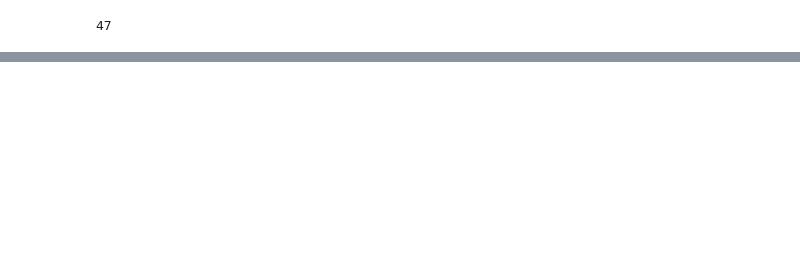
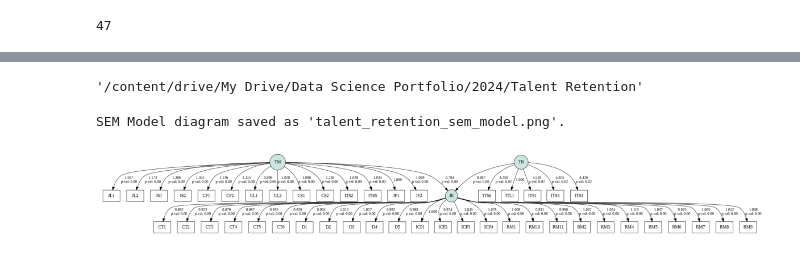
Before and after one commit to pjcroxas/Talent-Retention-in-Railway-Workforce, a Jupyter notebook: Talent_Retention_in_Railway_Workforce.ipynb, the cells around one changed output, grey strips where cells are left out. Drawn from its saved outputs; the diff is of its cells as text; code cells hidden in the pictures; blank space fills up the shorter version.

```diff
--- a/Talent_Retention_in_Railway_Workforce.ipynb
+++ b/Talent_Retention_in_Railway_Workforce.ipynb
@@ -150,0 +245,4 @@ plt.show()
+# %%
+dir
+# %% [output]
+'/content/drive/My Drive/Data Science Portfolio/2024/Talent Retention'
@@ -150,0 +252,13 @@ plt.show()
+# %%
+semopy.semplot(sem_model, 'talent_retention_sem_model.png')
+print("SEM Model diagram saved as 'talent_retention_sem_model.png'.")
+img = plt.imread('talent_retention_sem_model.png')
+# %% [output]
+SEM Model diagram saved as 'talent_retention_sem_model.png'.
+# %%
+plt.figure(figsize=(15,15))
+plt.imshow(img)
+plt.axis('off')
+plt.show()
+# %% [output]
+[figure, added]
```
Also changed, not shown: parts of 16 cells of this notebook.
